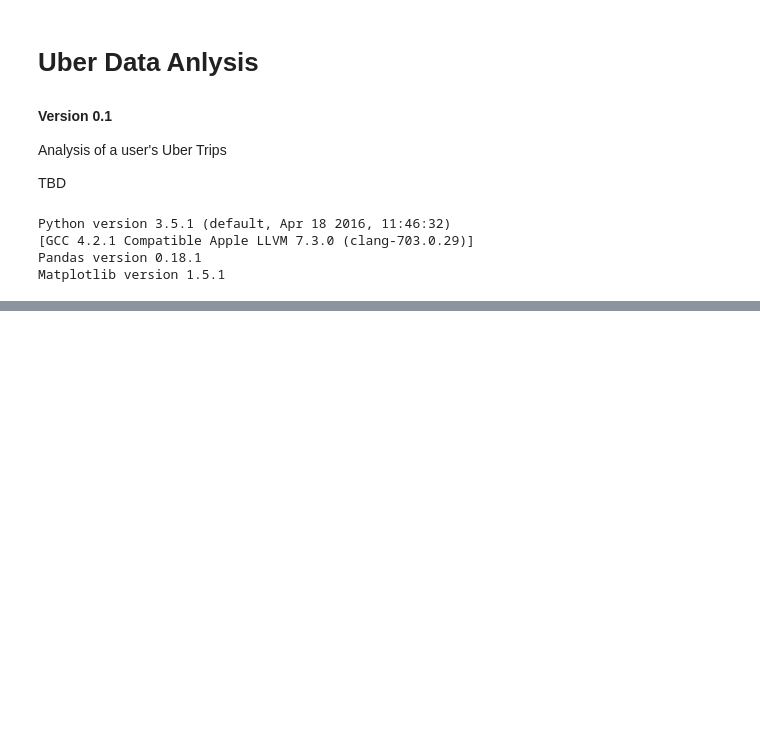
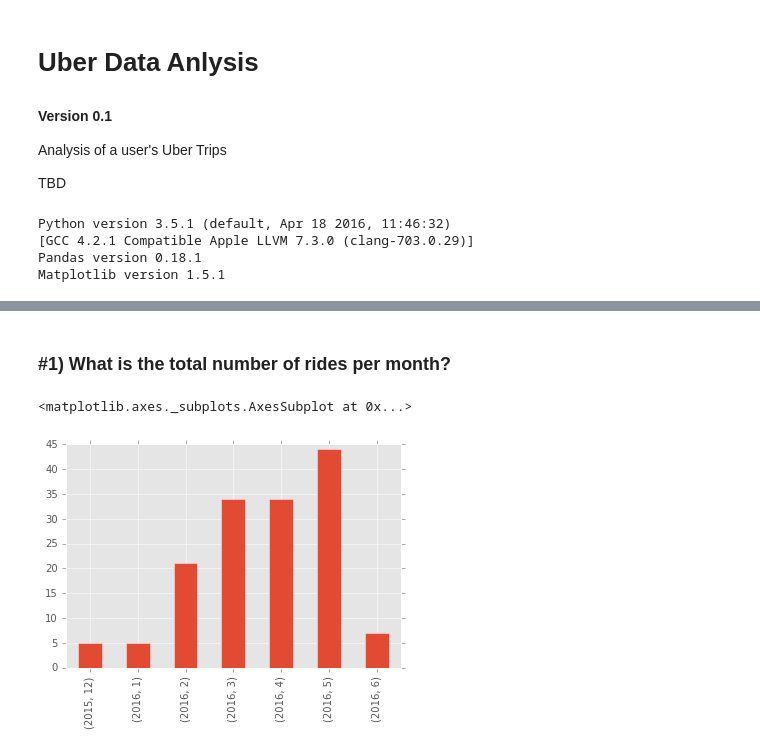
Before and after one commit to Link-/uber_data, a Jupyter notebook: analysis/Uber-Data_Analysis-0.1.ipynb, the cells around one changed output, grey strips where cells are left out. Drawn from its saved outputs; the diff is of its cells as text; code cells hidden in the pictures; blank space fills up the shorter version.

Commit message:
- Finalized Uber-Data_Analysis notebook v0.1 / - Included sample data file

```diff
--- a/analysis/Uber-Data_Analysis-0.1.ipynb
+++ b/analysis/Uber-Data_Analysis-0.1.ipynb
@@ -52,0 +33,26 @@ data
+# %%
+file_location = r'~/Projects/uber_receipts/_sample_data/sample_data.csv'
+# Read the CSV file and add custom header names
+raw_data = pd.read_csv(file_location, header=None, names=['date', 'driver', 'fare', 'car_type', 'city', 'map'])
+# %%
+#
+# DATA CLEANUP
+#
+# Convert the date column to a datetime object
+raw_data['date'] = pd.to_datetime(raw_data['date'], format='%Y-%m-%d')
+# Set the date as the index of the DataFrame
+raw_data.set_index('date', inplace=True)
+# %%
+# Remove the currency sign from the beginning of the Fare
+#
+# Major assumption here is that the currency
+# is un USD -- Change the value of
+# currency_sign depending on the currency of your
+# account
+currency_sign = '$'
+raw_data['fare'] = raw_data.fare.str.replace(currency_sign, '')
+# %%
+# Split the Paid rides / Canceled rides and Free rides
+# into 3 separate data frames
+paid_rides = raw_data.copy(deep=True)
+paid_rides['fare'] = pd.to_numeric(paid_rides['fare'], errors='coerce').fillna(0)
@@ -52,0 +65,8 @@ data
+# %% [markdown]
+### #1) What is the total number of rides per month?
+# %%
+p = paid_rides['fare'].groupby([paid_rides.index.year, paid_rides.index.month]).count()
+p.plot(kind='bar')
+# %% [output]
+<matplotlib.axes._subplots.AxesSubplot at 0x...>
+[figure, added]
```
Also changed, not shown: parts of 22 cells of this notebook, 2 other files.
